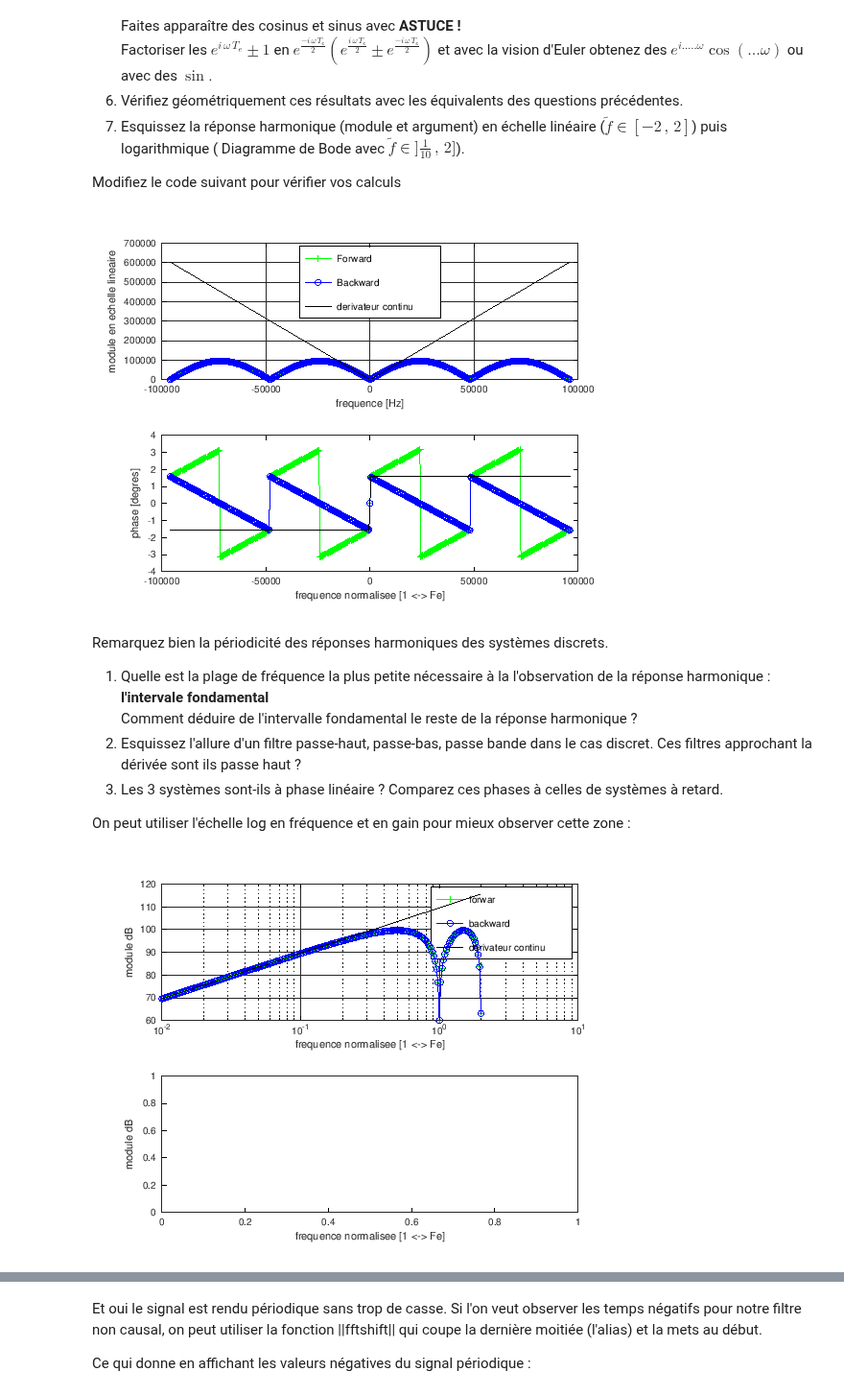
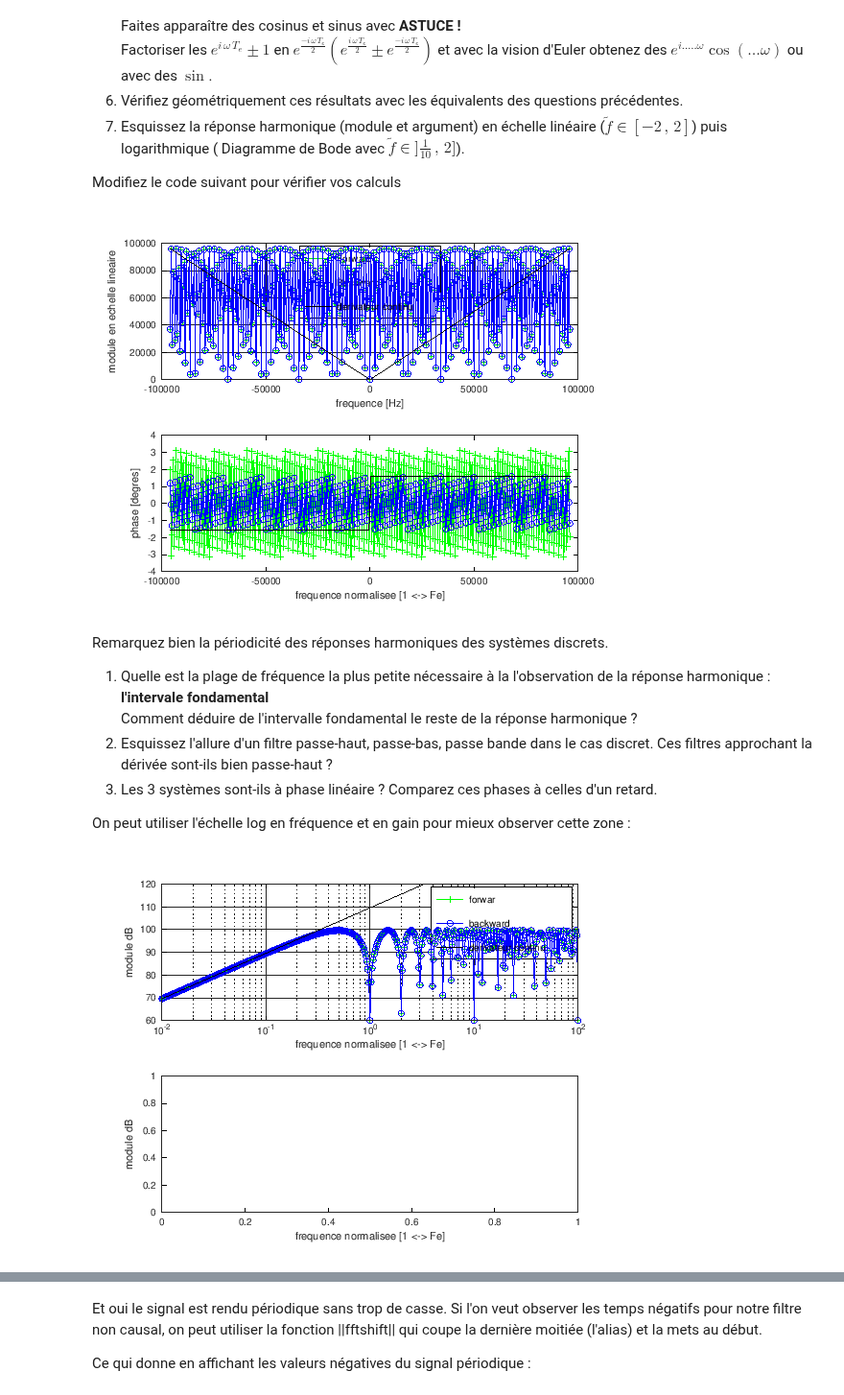
Before and after one commit to balaise31/Signal, a Jupyter notebook: discret/tp/FILT_prepa_bilineaire.ipynb, the cells around one changed output, grey strips where cells are left out. Shown at 96% size. Saved outputs shown, nothing was run; the diff lists cells and outputs as text; code cells hidden in the pictures.

```diff
--- a/discret/tp/FILT_prepa_bilineaire.ipynb
+++ b/discret/tp/FILT_prepa_bilineaire.ipynb
@@ -46,21 +53,21 @@ w=2*pi*f;            % vecteur des pulsations
 
 %% VOTRE CODE:  f_tilde =
 % Calculant la fréquence normalisée à partir de f et/ou de w
-f_tilde = f/Fe;
+f_tilde = f;
 
 %% VOTRE CODE:  p =
 % définissez le vecteur p à partir de f_tilde
 % par défaut i = sqrt(-1)  permet de faire des complexes
-p=i*2*pi*f_tilde*Fe;
+p=i*f;
 
 %% VOTRE CODE:  z =
 % définissez le vecteur z à partir de f_tilde
 % la fonction 'exp' de matlab est vectorisée et complexe.
-z=exp(i*2*pi*f_tilde);
+z=exp(i*f);
 
 
 %% Le code suivant  affiche dans le plan complexe
-% en noir le lieu de p
+% en noir le lieu de p (avec l'axe imaginaire tel que 1 <-> Fe)
 % en rouge le lieu de z
 %
 plot(real(z),imag(z),'r.-');hold on;
@@ -91,7 +98,7 @@ Hf = @(z) ((z-1)/Te);  %Forward
 Hb = @(z) ((z-1)./z/Te);  %Backward
 
 %% VOTRE MODIF :
-% Passez l'axe des fréquences en unité normalisée (1<-> Fe)
+% Passez l'axe des fréquences en unités normalisées (1<-> Fe)
 % Passez la phase en degrés
 subplot(211)
 plot(f,abs(Hf(z)),'g+-'); hold on;
@@ -107,46 +114,48 @@ plot(f,arg(p),'k');
 xlabel("frequence normalisee [1 <-> Fe]");
 ylabel("phase [degres]")
 # %% [output]
-[figure, old version]
+[figure, new version]
 # %% [markdown]
 Remarquez bien la périodicité des réponses harmoniques des systèmes discrets.
 
  1) Quelle est la plage de fréquence la plus petite nécessaire à la l'observation de la réponse harmonique : **l'intervale fondamental**
  Comment déduire de l'intervalle fondamental le reste de la réponse harmonique ?
- 2) Esquissez l'allure d'un filtre passe-haut, passe-bas, passe bande dans le cas discret. Ces filtres approchant la dérivée sont ils passe haut ?
- 4) Les 3 systèmes sont-ils à phase linéaire ? Comparez ces phases à celles de systèmes à retard.
+ 2) Esquissez l'allure d'un filtre passe-haut, passe-bas, passe bande dans le cas discret. Ces filtres approchant la dérivée sont-ils bien passe-haut ?
+ 4) Les 3 systèmes sont-ils à phase linéaire ? Comparez ces phases à celles d'un retard.
 
 
 On peut utiliser l'échelle log en fréquence et en gain pour mieux observer cette zone :
 # %%
+%% fonction pratique pour faire des dB et éviter les -infini etc.
 dBbrut = @(gain) 20*log10(abs(gain));
-sat = @(x,xmin,xmax) x.*(x>xmin).*(x<xmax)+xmin*(x<xmin)+xmax*(x>xmax);
-dBde = @(gain) sat(dBbrut(gain),60, 120);
+sat = @(x, xmin, xmax) x.*(x>xmin).*(x<xmax)+xmin*(x<xmin)+xmax*(x>xmax);
+dBde = @(gain) sat(dBbrut(gain),60, 120); % dB compris entre 60 et 120
+
 %% VOTRE CORRECTION de ftilde=
 % On veut un vecteur en échelle log allant de 0.01 à 2
 % pour la fréquence normalisée. On garde le 1/100 de résolution
 % Attention log est en base népérienne et log10 celui en base 10
-ftilde = 10.^(-2:1/100:log10(2));
+ftilde = 10.^(-2:1/100:2); % de 10^-2 à 2
 
 %% on redéfinit z et p pour ces fréquences
 z = exp(i*2*pi*ftilde);
 p = i*2*pi*ftilde*Fe;
 
 %% VOTRE MODIFICATION
 % Passer l'axe des fréquences en fréquences réelles [Hz]
 subplot(211)
 semilogx(ftilde,dBde(Hf(z)),'g+-'); hold on;
 semilogx(ftilde,dBde(Hb(z)),'bo-');
 semilogx(ftilde,dBde(p),'k'); grid on;
 xlabel("frequence normalisee [1 <-> Fe]");
 ylabel("module dB");
 legend(["forwar";"backward";"derivateur continu"],"location","northeast")
 
 %% VOTRE CODE
 % affichant les 3 phases en degrés
 subplot(212)
 xlabel("frequence normalisee [1 <-> Fe]");
 ylabel("module dB");
 # %% [output]
-[figure, old version]
+[figure, new version]
 # %% [markdown]
```
Also changed, not shown: parts of 26 cells of this notebook, 1 other file.
